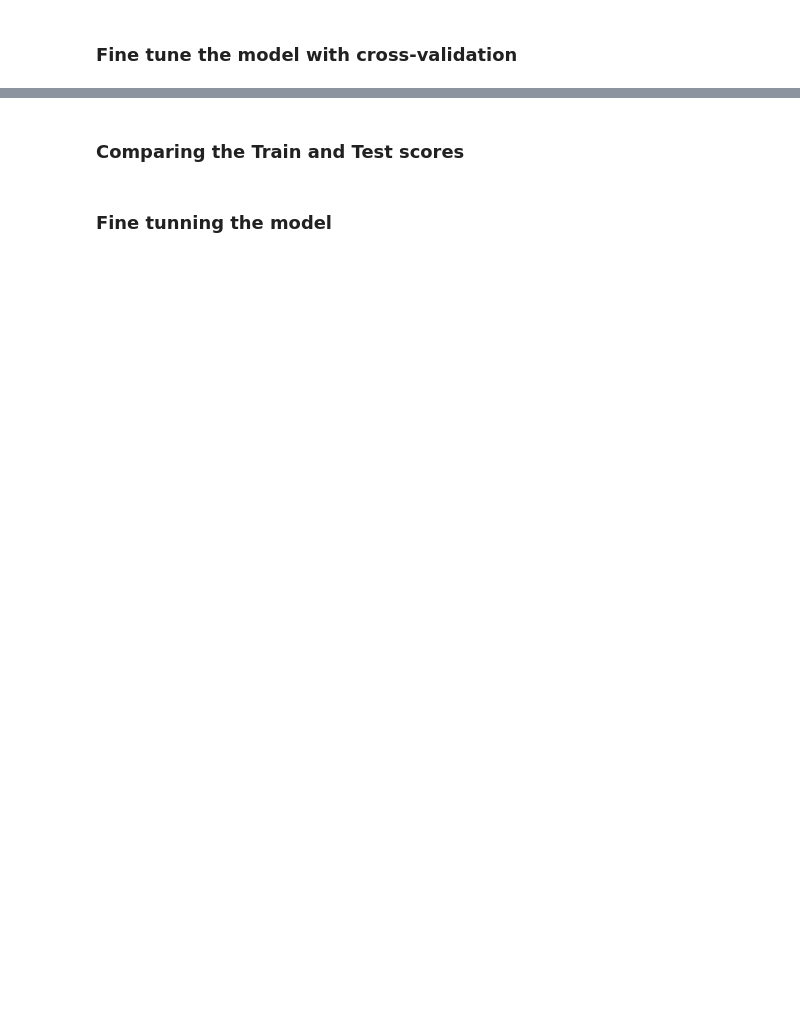
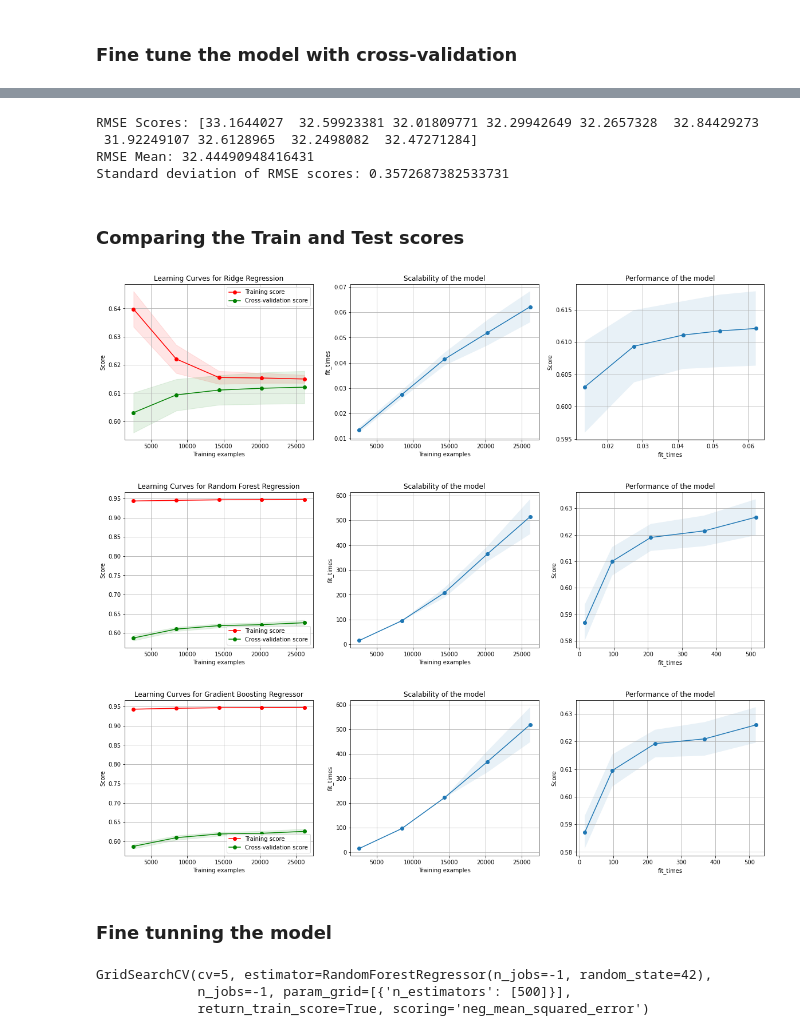
Before and after one commit to waltersmac/Predicting-AirBnB-Prices, a Jupyter notebook: notebooks/1.0-rw-model-exploration.ipynb, the cells around one changed output, grey strips where cells are left out. Cells and saved outputs as stored; diff of their text form; code cells hidden in the pictures; blank space fills up the shorter version.

Commit message:
Updated first iteration of full model evaluation

```diff
--- a/notebooks/1.0-rw-model-exploration.ipynb
+++ b/notebooks/1.0-rw-model-exploration.ipynb
@@ -328,3 +343,11 @@ display_scores(grad_booreg, X_train_prepared, y_train)
+# %%
+# Gradient Boosting Regressor - CV Model
+display_scores(grad_booreg, X_train_prepared, y_train)
+# %% [output]
+RMSE Scores: [33.1644027  32.59923381 32.01809771 32.29942649 32.2657328  32.84429273
+ 31.92249107 32.6128965  32.2498082  32.47271284]
+RMSE Mean: 32.44490948416431
+Standard deviation of RMSE scores: 0.3572687382533731
 # %% [markdown]
 ### Comparing the Train and Test scores
 # %%
@@ -449,40 +472,46 @@ def plot_learning_curve(estimator, title, X, y, axes=None, ylim=None, cv=None,
 
     return plt
 # %%
-cv = RepeatedKFold(n_splits=10, n_repeats=3, random_state=42)
-
 # Ridge Regression:
 title = r"Learning Curves for Ridge Regression"
 estimator = Ridge(alpha=0.1, normalize=True)
-plot_learning_curve(estimator, title, X_train_prepared, y_train, cv=cv, n_jobs=4)
+plot_learning_curve(estimator, title, X_train_prepared, y_train, cv=5, n_jobs=-1)
 
 # Random Forest Regression:
 title = r"Learning Curves for Random Forest Regression"
 estimator = RandomForestRegressor()
-plot_learning_curve(estimator, title, X_train_prepared, y_train,cv=cv, n_jobs=4)
+plot_learning_curve(estimator, title, X_train_prepared, y_train,cv=5, n_jobs=-1)
 
 # Gradient Boosting Regressor:
 title = r"Learning Curves for Gradient Boosting Regressor"
 estimaGradientBoostingRegressor= GradientBoostingRegressor()
-plot_learning_curve(estimator, title, X_train_prepared, y_train,cv=cv, n_jobs=4)
+plot_learning_curve(estimator, title, X_train_prepared, y_train,cv=5, n_jobs=-1)
 
 plt.show()
+# %% [output]
+[figure, added]
+[figure, added]
+[figure, added]
 # %% [markdown]
 ### Fine tunning the model
 # %%
 from sklearn.model_selection import GridSearchCV
 
 param_grid = [
-    {'n_estimators': [500], 'max_depth': [20]}
+    {'n_estimators': [500]}
   ]
 
-grad_booreg2 = RandomForestRegressor(random_state=42)
+ranfor2 = RandomForestRegressor(n_jobs=-1,random_state=42)
 
-grid_search = GridSearchCV(grad_booreg2, param_grid, cv=10,
+grid_search = GridSearchCV(ranfor2, param_grid, cv=5,
                            scoring='neg_mean_squared_error',
                            return_train_score=True,
                            n_jobs=-1)
 
 grid_search.fit(X_train_prepared, y_train)
+# %% [output]
+GridSearchCV(cv=5, estimator=RandomForestRegressor(n_jobs=-1, random_state=42),
+             n_jobs=-1, param_grid=[{'n_estimators': [500]}],
+             return_train_score=True, scoring='neg_mean_squared_error')
 # %%
 grid_search.best_estimator_
```
Also changed, not shown: parts of 12 cells of this notebook.
